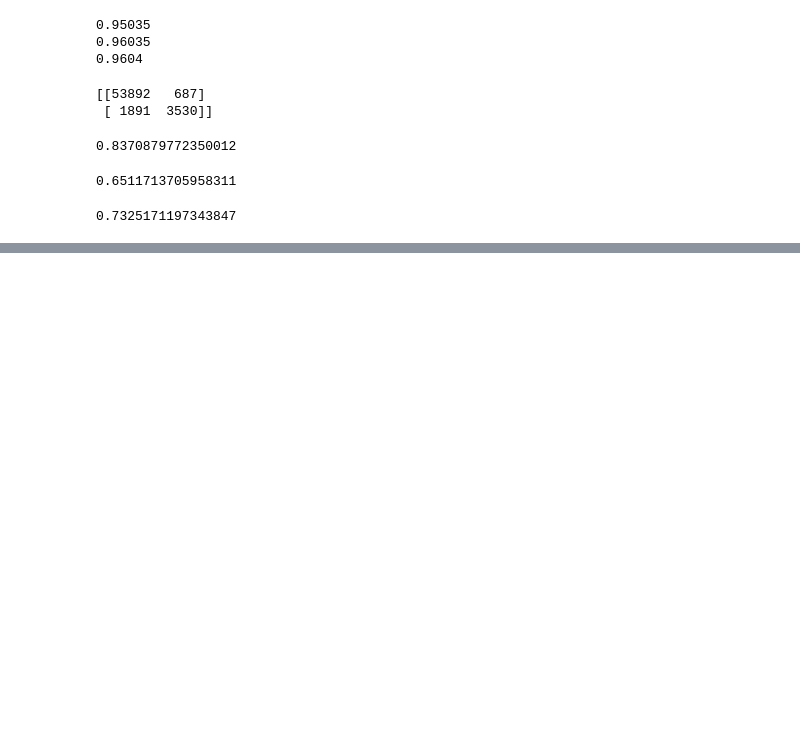
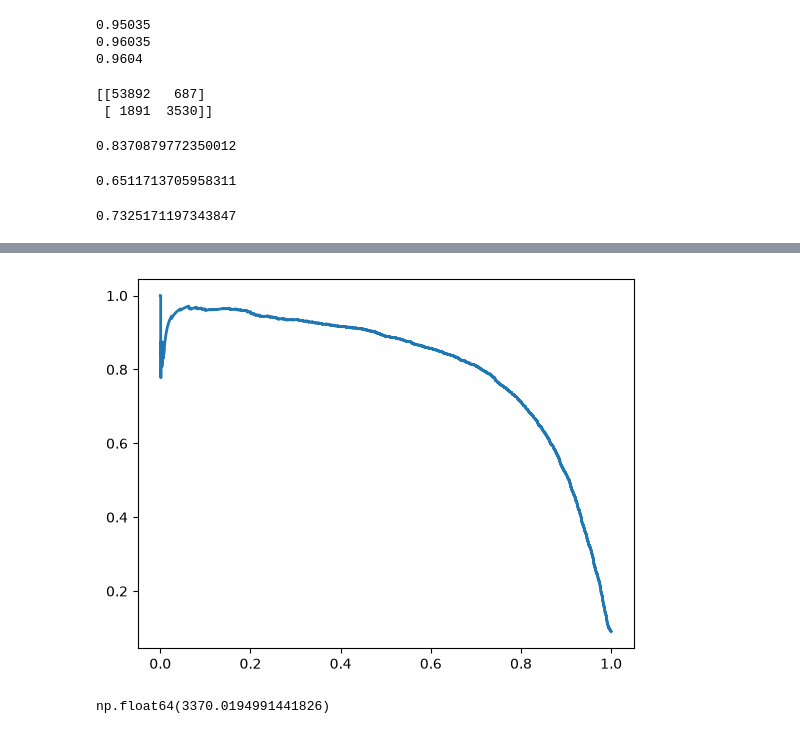
Before and after one commit to TheOnlyUnknown/Machine-Learning-Projects, a Jupyter notebook: MNIST/Experiment.ipynb, the cells around one changed output, grey strips where cells are left out. Cells and saved outputs as stored; diff of their text form; code cells hidden in the pictures; blank space fills up the shorter version.

```diff
--- a/MNIST/Experiment.ipynb
+++ b/MNIST/Experiment.ipynb
@@ -104,0 +124,11 @@ f1_score(y_train_5, y_train_pred)
+# %%
+plt.plot(recalls, precisions, linewidth = 2)
+plt.show()
+# %% [output]
+[figure, added]
+# %%
+idx_90_precision = (precisions >= 0.90).argmax()
+threshold_for_90_precision = thresholds[idx_90_precision]
+threshold_for_90_precision
+# %% [output]
+np.float64(3370.0194991441826)
```
Also changed, not shown: parts of 6 cells of this notebook.
